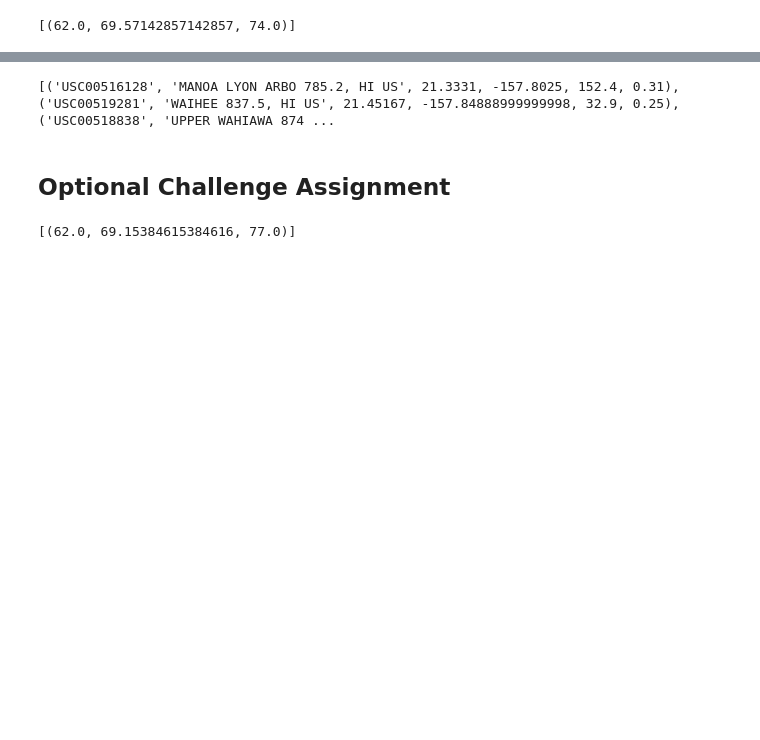
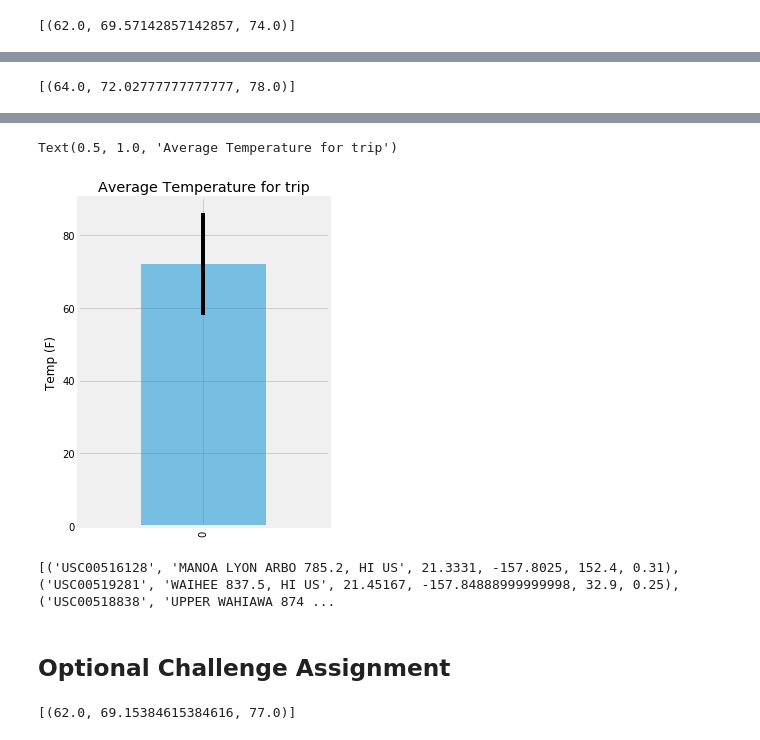
Before and after one commit to willesco16/Surf-s-Up, a Jupyter notebook: climate_starter.ipynb, the cells around one changed output, grey strips where cells are left out. Drawn from its saved outputs; the diff is of its cells as text; code cells hidden in the pictures; blank space fills up the shorter version.

```diff
--- a/climate_starter.ipynb
+++ b/climate_starter.ipynb
@@ -133,6 +174,39 @@ print(calc_temps('2012-02-28', '2012-03-05'))
+# %%
+# Use your previous function `calc_temps` to calculate the tmin, tavg, and tmax
+def calc_temps_x(start, end):
+    """TMIN, TAVG, and TMAX for a list of dates.
+
+    Args:
+        start_date (string): A date string in the format %Y-%m-%d
+        end_date (string): A date string in the format %Y-%m-%d
+
+        Returns:
+            Bar chart
+
+    """
+    return session.query(func.min(Measurement.tobs), func.avg(Measurement.tobs), func.max(Measurement.tobs)).\
+        filter(Measurement.date >= start_date).filter(Measurement.date <= end_date).all()
+
+# function usage example
+
+
+# for your trip using the previous year's data for those same dates.
+my_trip = calc_temps('2017-02-28', '2017-03-05')
+my_trip
+# %% [output]
+[(64.0, 72.02777777777777, 78.0)]
 # %%
 # Plot the results from your previous query as a bar chart.
 # Use "Trip Avg Temp" as your Title
 # Use the average temperature for the y value
 # Use the peak-to-peak (tmax-tmin) value as the y error bar (yerr)
+
+my_trip = pd.DataFrame(my_trip, columns = ["TMIN", "TAVE","TMAX"])
+my_trip.plot.bar(y=['TAVE'], yerr= my_trip.TMAX - my_trip.TMIN, alpha=0.5, figsize=(4,5), legend=None)
+
+x = range(len(my_trip))
+
+plt.tight_layout()
+plt.ylabel("Temp (F)")
+plt.title("Average Temperature for trip")
 # %% [output]
@@ -141,3 +213,5 @@ print(calc_temps('2012-02-28', '2012-03-05'))
+Text(0.5, 1.0, 'Average Temperature for trip')
+[figure, added]
 # %%
 # Calculate the total amount of rainfall per weather station for your trip dates using the previous year's matching dates.
 # Sort this in descending order by precipitation amount and list the station, name, latitude, longitude, and elevation
```
Also changed, not shown: parts of 13 cells of this notebook.
